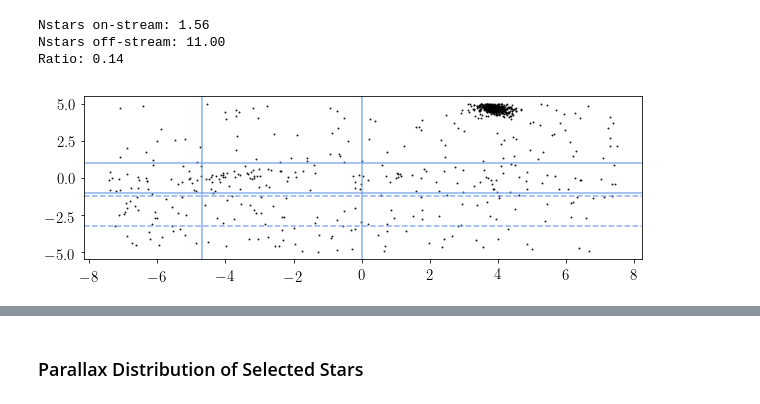
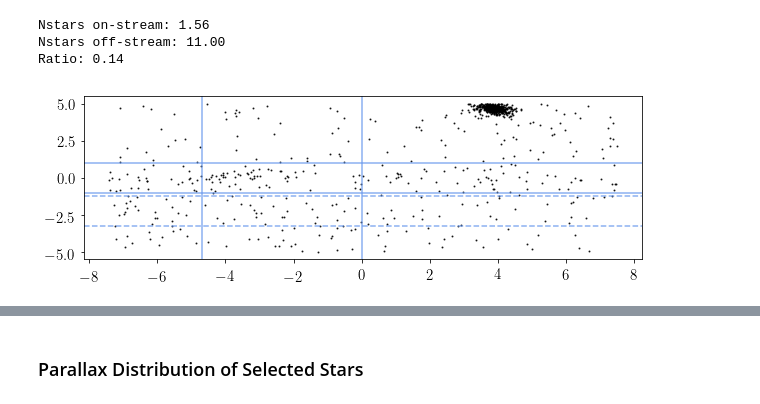
Before and after one commit to norashipp/shared_notebooks, a Jupyter notebook: Elqui.ipynb, the cells around one changed output, grey strips where cells are left out. Saved outputs shown, nothing was run; the diff lists cells and outputs as text; code cells hidden in the pictures.

```diff
--- a/Elqui.ipynb
+++ b/Elqui.ipynb
@@ -160,7 +178,8 @@ iso_cut = np.copy(iso_cut1)
 
 mag_cut = data[MAGG] < 19.
 color_cut = data[MAGG] - data[MAGR] > 0.4
-plx_cut = data['PARALLAX'] < 0.5
+# plx_cut = data['PARALLAX'] < 0.5
+plx_cut = data['PARALLAX'] - 3*data['PARALLAX_ERROR'] < 0.5
 
 iso_cut &= mag_cut
 ri_cut &= color_cut
@@ -513,35 +607,36 @@ Ratio: 0.14
 # off-stream: green
 
 # plt.figure(figsize=(10,3))
 # plt.plot(data['PHI1'][iso_cut1&pm_cut], data['PHI2'][iso_cut1&pm_cut], 'k.', ms=2, alpha=0.8)
 # plt.plot(data['PHI1'][iso_cut1&pm_cut&on_stream], data['PHI2'][iso_cut1&pm_cut&on_stream], '.', c='darkslateblue', ms=2, alpha=0.9)
 # plt.plot(data['PHI1'][iso_cut1&pm_cut&off_stream], data['PHI2'][iso_cut1&pm_cut&off_stream], 'g.', ms=2, alpha=0.9)
 
 plt.figure(figsize=(10,3))
-plt.plot(data['PHI1'][iso_cut1&ri_cut&pm_cut], data['PHI2'][iso_cut1&ri_cut&pm_cut], 'k.', ms=2, alpha=0.8)
+plt.plot(data['PHI1'][iso_cut1&ri_cut&pm_cut&plx_cut], data['PHI2'][iso_cut1&ri_cut&pm_cut&plx_cut], 'k.', ms=2, alpha=0.8)
+# plt.plot(data['PHI1'][iso_cut1&ri_cut&pm_cut], data['PHI2'][iso_cut1&ri_cut&pm_cut], 'k.', ms=2, alpha=0.8)
 # plt.plot(data['PHI1'][iso_cut1&ri_cut&pm_cut&on_stream], data['PHI2'][iso_cut1&ri_cut&pm_cut&on_stream], '.', c='darkslateblue', ms=3, alpha=0.5)
 # plt.plot(data['PHI1'][iso_cut1&ri_cut&pm_cut&off_stream], data['PHI2'][iso_cut1&ri_cut&pm_cut&off_stream], 'g.', ms=3, alpha=0.5)
 
 plt.axhline(on_width/2., c='cornflowerblue', alpha=0.75)
 plt.axhline(-on_width/2., c='cornflowerblue', alpha=0.75)
 plt.axhline(-offset-off_width/2., c='cornflowerblue', alpha=0.75, ls='--')
 plt.axhline(-offset+off_width/2., c='cornflowerblue', alpha=0.75, ls='--')
 plt.axvline(0, c='cornflowerblue', alpha=0.75)
 plt.axvline(-stream['length_deg']/2., c='cornflowerblue', alpha=0.75)
 
 # plt.plot(data['PHI1'][pm_cut], data['PHI2'][pm_cut], 'k.', ms=2, alpha=0.8)
 # plt.plot(data['PHI1'][iso_cut1&ri_cut&pm_cut&on_stream], data['PHI2'][iso_cut1&ri_cut&pm_cut&on_stream], '.', c='darkslateblue', ms=3, alpha=0.5)
 # plt.plot(data['PHI1'][iso_cut1&ri_cut&pm_cut&off_stream], data['PHI2'][iso_cut1&ri_cut&pm_cut&off_stream], 'g.', ms=3, alpha=0.5)
 
 # plt.figure(figsize=(10,3))
 # plt.plot(data['PHI1'][iso_cut1&ri_cut], data['PHI2'][iso_cut1&ri_cut], 'k.', ms=2, alpha=0.8)
 
 # plt.figure(figsize=(10,3))
 # plt.plot(data['PHI1'][pm_cut&plx_cut], data['PHI2'][pm_cut&plx_cut], 'k.', ms=2, alpha=0.8)
 
 plt.show()
 # %% [output]
-[figure, old version]
+[figure, new version]
 # %%
 im = pm.plot_hess(stream, data[on_stream&iso_cut&ri_cut], data[off_stream&iso_cut&ri_cut], gmax=21.5)
 plt.plot(iso.color, iso.mag+mu, '-', c='cornflowerblue', lw=2, alpha=0.75, zorder=1, label='%.1f Gyr\n[Fe/H]=$%.2f$' %(age, iso.z2feh(z)))
```
Also changed, not shown: parts of 23 cells of this notebook, 1 other file.
